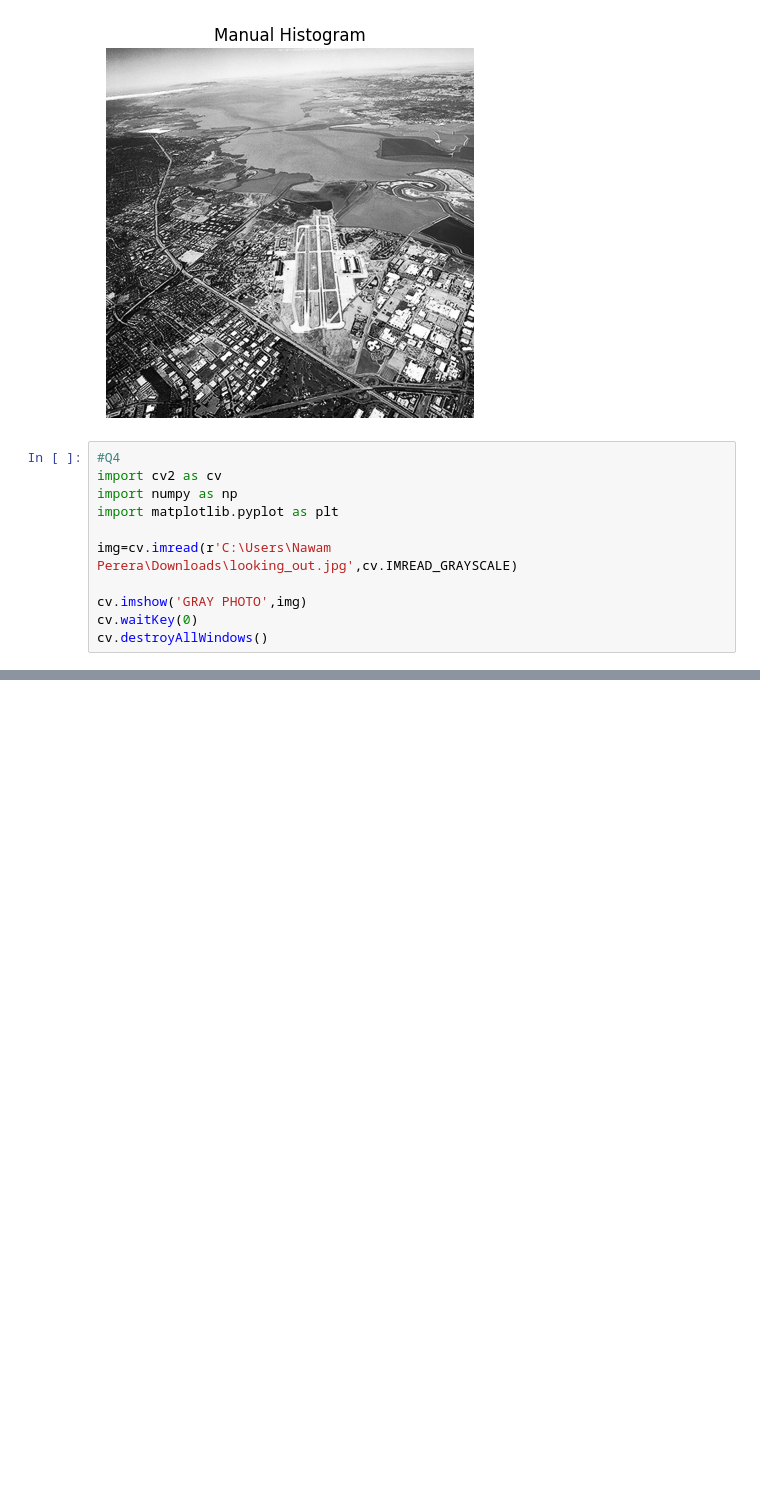
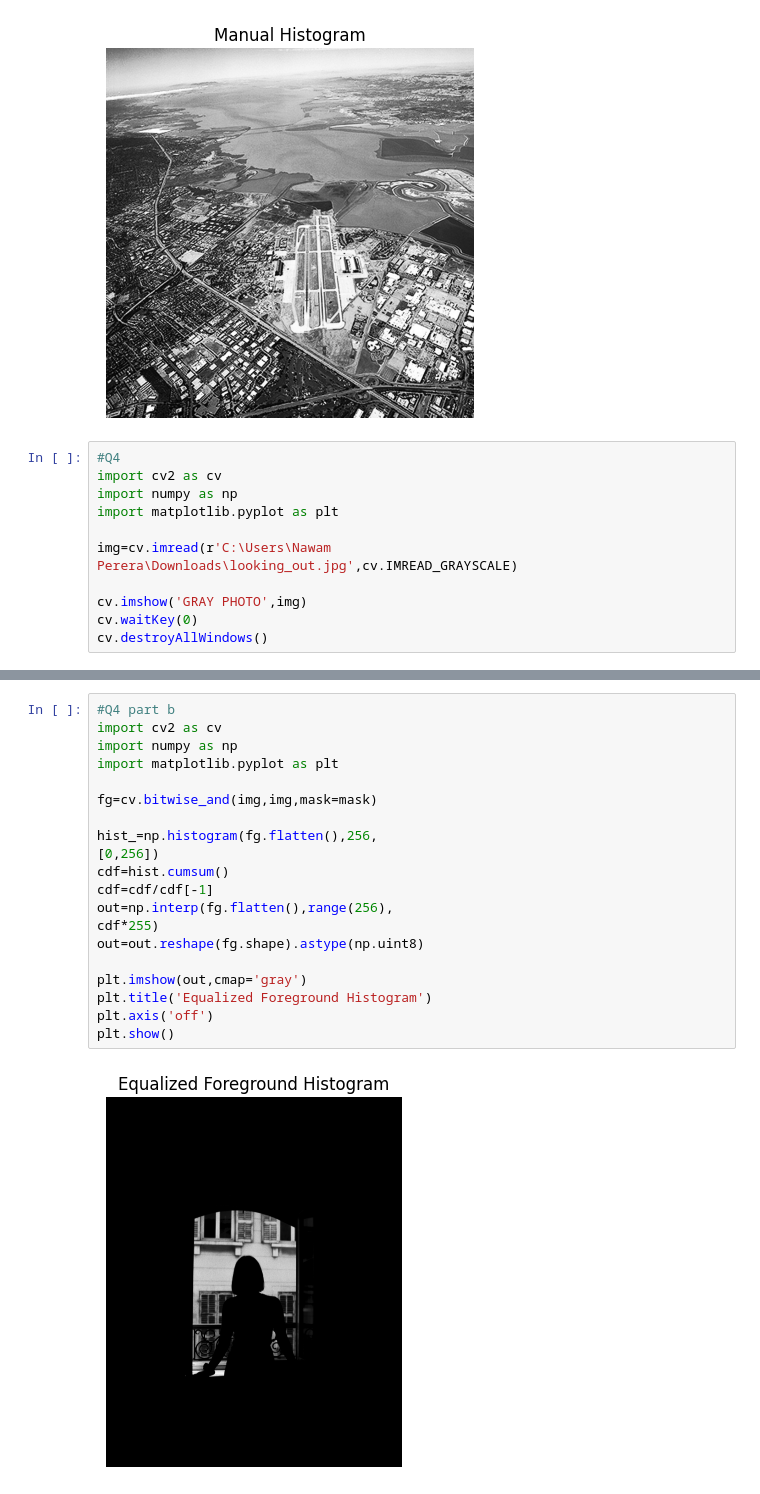
Before and after one commit to nawamperera08-art/assignment, a Jupyter notebook: 0041EE.ipynb, the cells around one changed output, grey strips where cells are left out. Cells and saved outputs as stored; diff of their text form; blank space fills up the shorter version.

```diff
--- a/0041EE.ipynb
+++ b/0041EE.ipynb
@@ -121,0 +141,22 @@ cv.destroyAllWindows()
+# %%
+#Q4 part b
+import cv2 as cv
+import numpy as np
+import matplotlib.pyplot as plt
+
+fg=cv.bitwise_and(img,img,mask=mask)
+
+hist_=np.histogram(fg.flatten(),256,
+[0,256])
+cdf=hist.cumsum()
+cdf=cdf/cdf[-1]
+out=np.interp(fg.flatten(),range(256),
+cdf*255)
+out=out.reshape(fg.shape).astype(np.uint8)
+
+plt.imshow(out,cmap='gray')
+plt.title('Equalized Foreground Histogram')
+plt.axis('off')
+plt.show()
+# %% [output]
+[figure, added]
```
Also changed, not shown: parts of 1 cell of this notebook.
